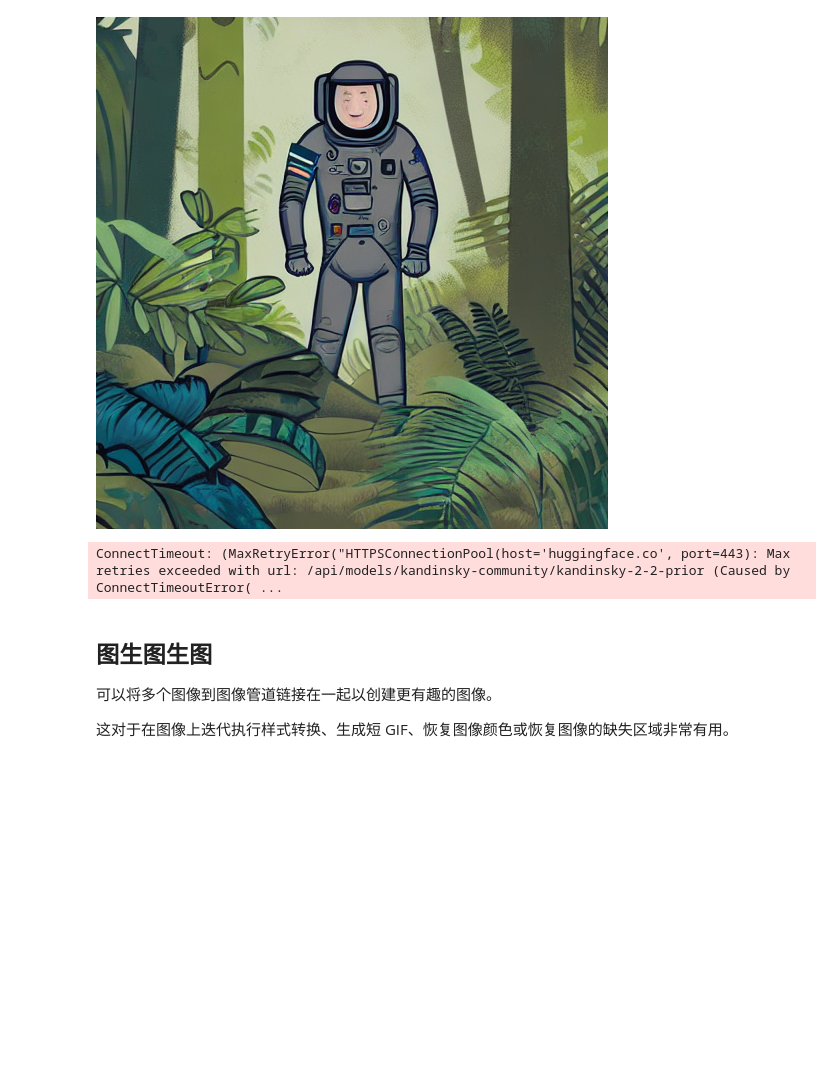
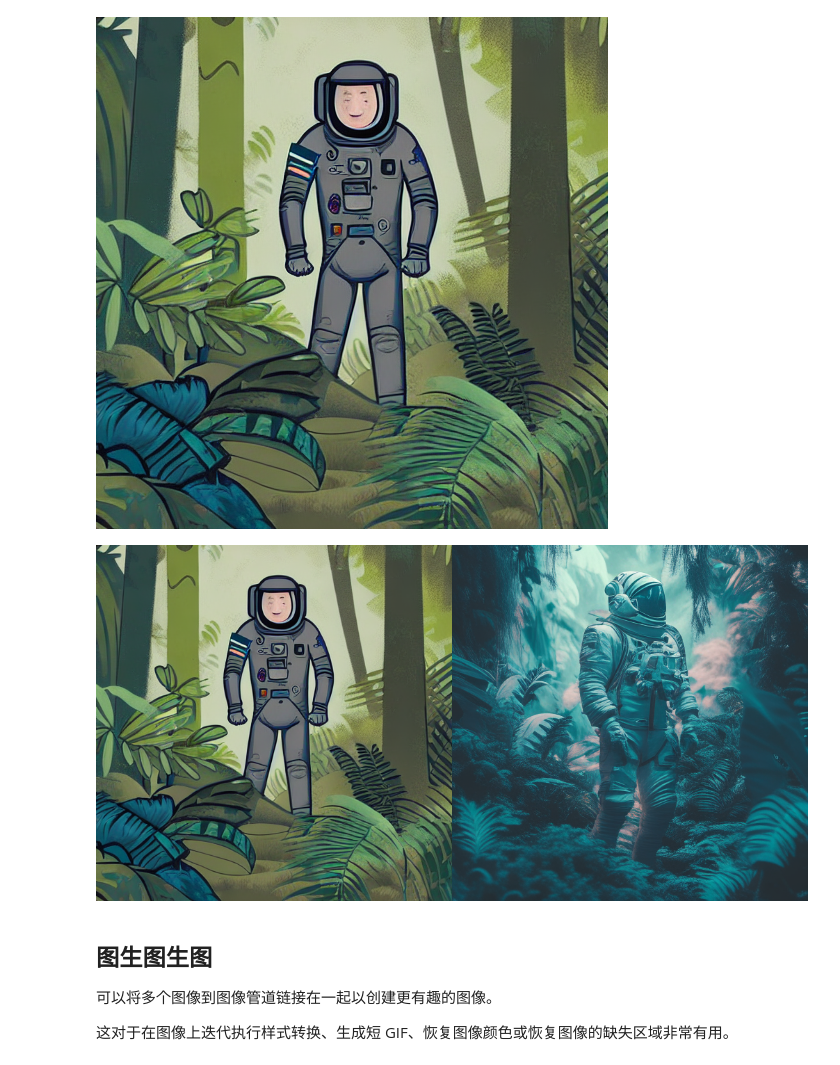
Before and after one commit to MarshalW/jupyter-notebook, a Jupyter notebook: stable-diffusion/12.chained-img2img-pipeline.ipynb, the cells around one changed output. Saved outputs shown, nothing was run; the diff lists cells and outputs as text; code cells hidden in the pictures; blank space fills up the shorter version.

```diff
--- a/stable-diffusion/12.chained-img2img-pipeline.ipynb
+++ b/stable-diffusion/12.chained-img2img-pipeline.ipynb
@@ -40,23 +35,23 @@ text2image
 # %%
-# import os
-
-# os.environ['http_proxy'] = "http://192.168.0.133:7890"
-# os.environ['https_proxy'] = "https://192.168.0.133:7890"
-
-model_path2="/models/kandinsky-2-2-decoder"
+import sys,os,os.path
+os.environ['http_proxy']="http://192.168.0.133:7890"
+os.environ['https_proxy']="http://192.168.0.133:7890"
+os.environ['all_proxy']="http://192.168.0.133:7890"
 
 pipeline = AutoPipelineForImage2Image.from_pretrained(
-    model_path2, torch_dtype=torch.float16, use_safetensors=True
+    "kandinsky-community/kandinsky-2-2-decoder", torch_dtype=torch.float16, use_safetensors=True
 )
 pipeline.enable_model_cpu_offload()
 # remove following line if xFormers is not installed or you have PyTorch 2.0 or higher installed
 pipeline.enable_xformers_memory_efficient_attention()
 
-image2image = pipeline("Astronaut in a jungle, cold color palette, muted colors, detailed, 8k", image=text2image).images[0]
-image2image
-# make_image_grid([text2image, image2image], rows=1, cols=2)
+generator = torch.Generator(device="cuda").manual_seed(10086)
+
+image2image = pipeline("Astronaut in a jungle, cold color palette, muted colors, detailed, 8k", image=text2image,
+                       generator=generator).images[0]
+make_image_grid([text2image, image2image], rows=1, cols=2)
 # %% [output]
-ConnectTimeout: (MaxRetryError("HTTPSConnectionPool(host='huggingface.co', port=443): Max retries exceeded with url: /api/models/kandinsky-community/kandinsky-2-2-prior (Caused by ConnectTimeoutError( ...
+[figure, added]
 # %% [markdown]
 ## 图生图生图
 
```
Also changed, not shown: parts of 5 cells of this notebook, 2 other files.
